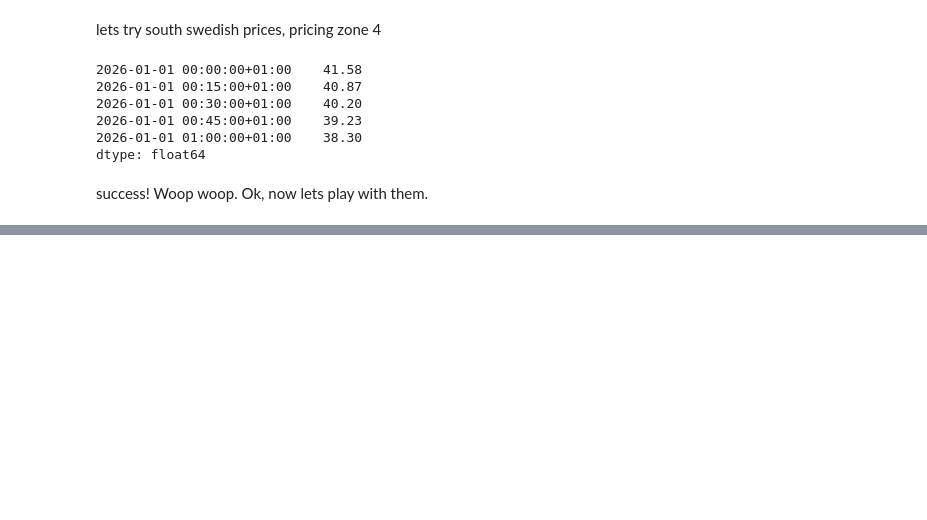
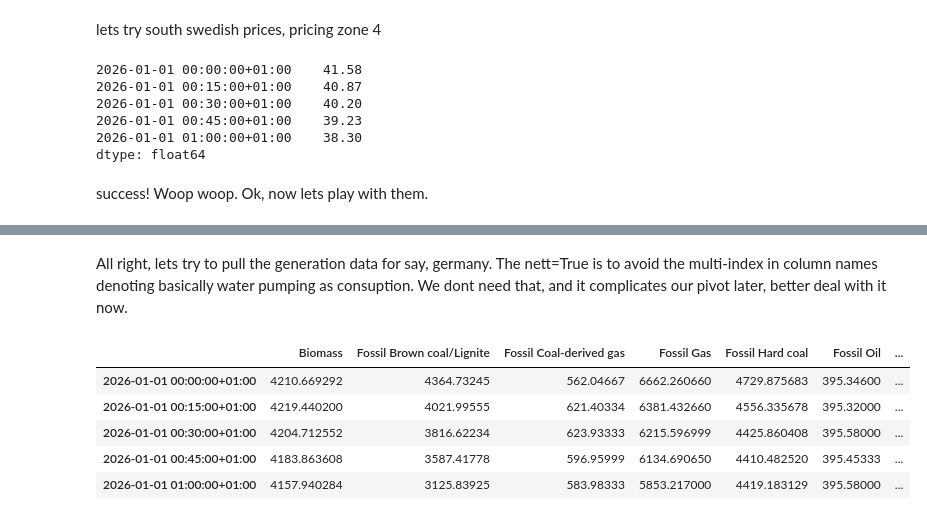
Before and after one commit to niklaslivchitz/Energy-Pricing-Analysis-DE-LU-vs-SE4, a Jupyter notebook: phase_1_exploration/01_entsoe_exploration.ipynb, the cells around one changed output, grey strips where cells are left out. Drawn from its saved outputs; the diff is of its cells as text; code cells hidden in the pictures; blank space fills up the shorter version.

```diff
--- a/phase_1_exploration/01_entsoe_exploration.ipynb
+++ b/phase_1_exploration/01_entsoe_exploration.ipynb
@@ -82,0 +94,12 @@ Text(0.5, 1.0, 'Day-ahead prices, first week of Jan 2026')
+# %% [markdown]
+All right, lets try to pull the generation data for say, germany. The nett=True is to avoid the multi-index in column names denoting basically water pumping as consuption. We dont need that, and it complicates our pivot later, better deal with it now.
+# %%
+de_gen = client.query_generation('DE_LU', start=start, end=end, nett=True)
+de_gen.head()
+# %% [output]
+|  | Biomass | Fossil Brown coal/Lignite | Fossil Coal-derived gas | Fossil Gas | Fossil Hard coal | Fossil Oil | ... |
+| 2026-01-01 00:00:00+01:00 | 4210.669292 | 4364.73245 | 562.04667 | 6662.260660 | 4729.875683 | 395.34600 | ... |
+| 2026-01-01 00:15:00+01:00 | 4219.440200 | 4021.99555 | 621.40334 | 6381.432660 | 4556.335678 | 395.32000 | ... |
+| 2026-01-01 00:30:00+01:00 | 4204.712552 | 3816.62234 | 623.93333 | 6215.596999 | 4425.860408 | 395.58000 | ... |
+| 2026-01-01 00:45:00+01:00 | 4183.863608 | 3587.41778 | 596.95999 | 6134.690650 | 4410.482520 | 395.45333 | ... |
+| 2026-01-01 01:00:00+01:00 | 4157.940284 | 3125.83925 | 583.98333 | 5853.217000 | 4419.183129 | 395.58000 | ... |
```
Also changed, not shown: parts of 7 cells of this notebook, 7 other files.
